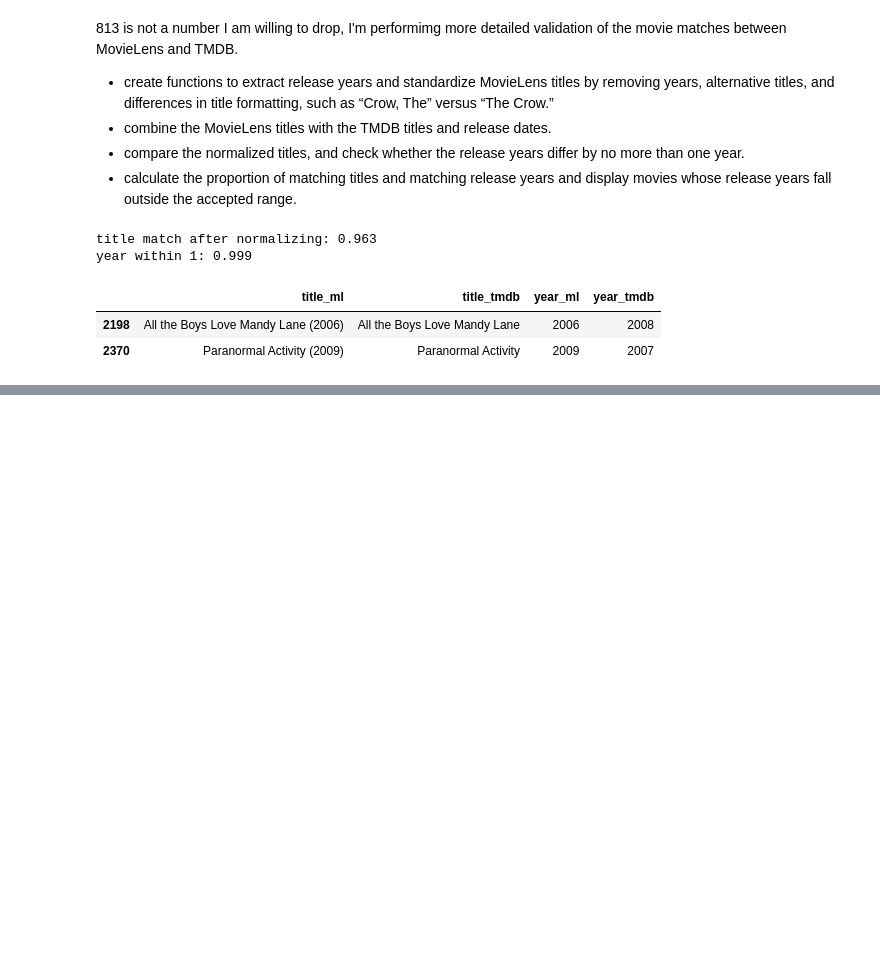
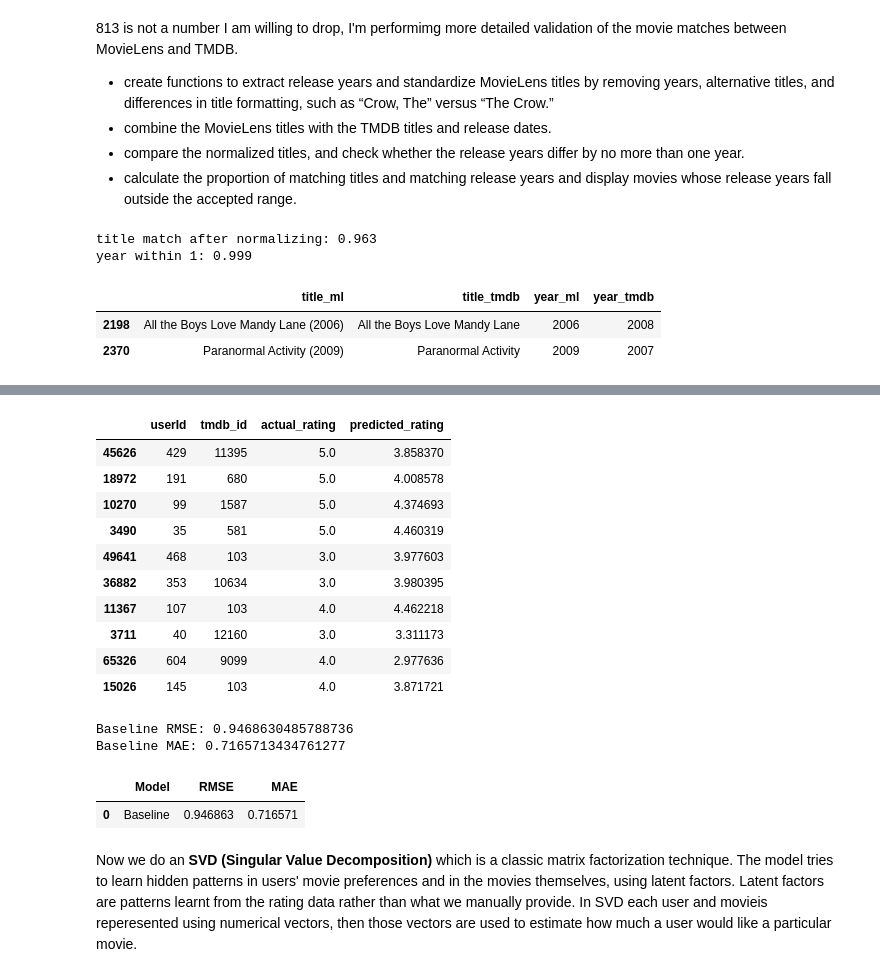
Before and after one commit to AwendyG/Movie-Recommendation-Capstone, a Jupyter notebook: Capstone.ipynb, the cells around one changed output, grey strips where cells are left out. Cells and saved outputs as stored; diff of their text form; code cells hidden in the pictures; blank space fills up the shorter version.

Commit message:
Collaborative filtering using SVD

```diff
--- a/Capstone.ipynb
+++ b/Capstone.ipynb
@@ -1424,0 +1553,4 @@ year within 1: 0.999
+# %%
+mu = train["rating"].mean()
+
+print("Global average rating:", mu)
@@ -1424,0 +1561,3 @@ year within 1: 0.999
+# %%
+user_bias = (train.groupby("userId")["rating"].mean() - mu)
+print(user_bias.head())
@@ -1424,0 +1574,4 @@ year within 1: 0.999
+# %%
+item_bias = (train.groupby("tmdb_id")["rating"].mean() - mu)
+
+print(item_bias.head())
@@ -1424,0 +1620,63 @@ year within 1: 0.999
+# %%
+test = test.copy()
+
+test["predicted_rating"] = (
+    mu
+    + test["userId"].map(user_bias).fillna(0)
+    + test["tmdb_id"].map(item_bias).fillna(0)
+).clip(0.5, 5.0)
+# %%
+#Compare predicted ratings with actual ratings
+comparison = test[
+    ["userId", "tmdb_id", "rating", "predicted_rating"]
+].copy()
+
+comparison = comparison.rename(columns={
+    "rating": "actual_rating"
+})
+
+comparison.head(10)
+# %% [output]
+|  | userId | tmdb_id | actual_rating | predicted_rating |
+| 45626 | 429 | 11395 | 5.0 | 3.858370 |
+| 18972 | 191 | 680 | 5.0 | 4.008578 |
+| 10270 | 99 | 1587 | 5.0 | 4.374693 |
+| 3490 | 35 | 581 | 5.0 | 4.460319 |
+| 49641 | 468 | 103 | 3.0 | 3.977603 |
+| 36882 | 353 | 10634 | 3.0 | 3.980395 |
+| 11367 | 107 | 103 | 4.0 | 4.462218 |
+| 3711 | 40 | 12160 | 3.0 | 3.311173 |
+| 65326 | 604 | 9099 | 4.0 | 2.977636 |
+| 15026 | 145 | 103 | 4.0 | 3.871721 |
+# %%
+#Evaluate the baseline model using RMSE and MAE
+rmse = np.sqrt(
+    mean_squared_error(
+        test["rating"],
+        test["predicted_rating"]
+    )
+)
+
+mae = mean_absolute_error(
+    test["rating"],
+    test["predicted_rating"]
+)
+
+print("Baseline RMSE:", rmse)
+print("Baseline MAE:", mae)
+# %% [output]
+Baseline RMSE: 0.9468630485788736
+Baseline MAE: 0.7165713434761277
+# %%
+#Saving these results so that we can compare them with the results of the matrix factorization model later.
+baseline_results = pd.DataFrame({"Model": ["Baseline"],"RMSE": [rmse],"MAE": [mae]})
+
+baseline_results
+# %% [output]
+|  | Model | RMSE | MAE |
+| 0 | Baseline | 0.946863 | 0.716571 |
+# %% [markdown]
+Now we do an **SVD (Singular Value Decomposition)** which is a classic matrix factorization technique.
+The model tries to learn hidden patterns in users' movie preferences and in the movies themselves, using latent factors.
+Latent factors are patterns learnt from the rating data rather than what we manually provide.
+In SVD each user and movieis reperesented using numerical vectors, then those vectors are used to estimate how much a user would like a particular movie.
```
Also changed, not shown: parts of 44 cells of this notebook.
